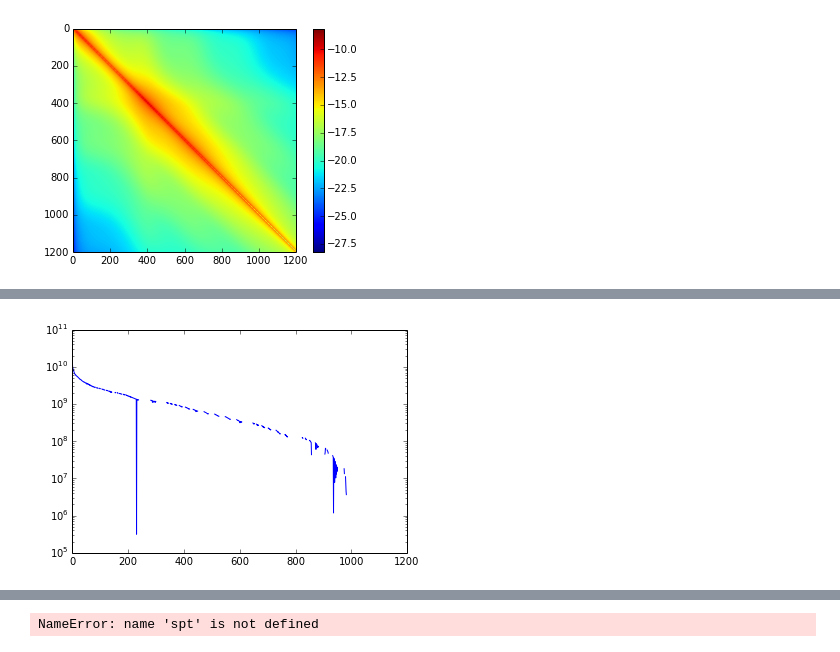
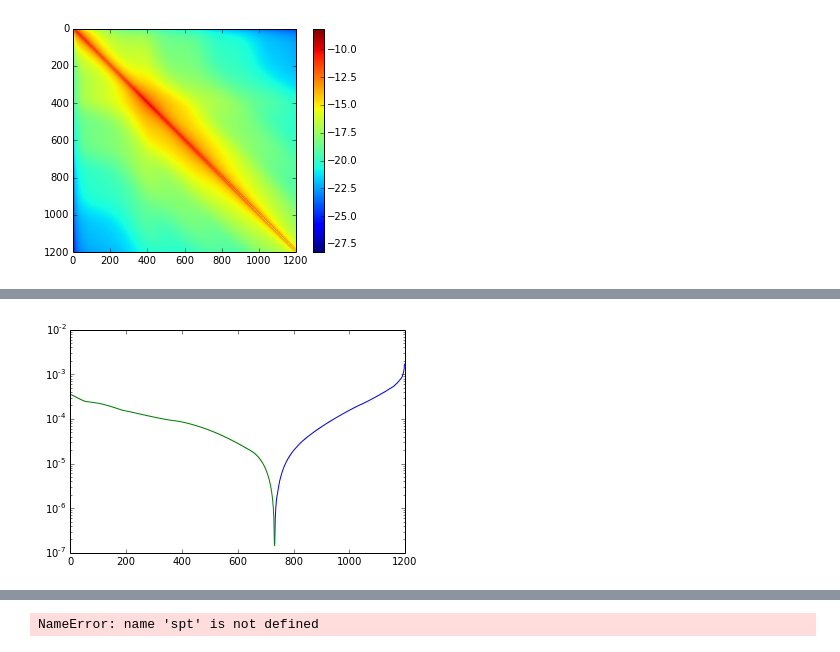
Before and after one commit to bfollinprm/cmbfittest, a Jupyter notebook: wmap_spt.ipynb, the cells around one changed output, grey strips where cells are left out. Saved outputs shown, nothing was run; the diff lists cells and outputs as text; code cells hidden in the pictures.

```diff
--- a/wmap_spt.ipynb
+++ b/wmap_spt.ipynb
@@ -47,7 +53,7 @@ fidCl = wmap.fiducial_cl[:wmap.ellmax + 1]
 ondiag = np.loadtxt('./data/experiments/wmap/data/highl/wmap_likelihood_inputs_tt.p4v6.wmap9.kq85.cinv_v3.dat')
 offdiag = np.loadtxt('./data/experiments/wmap/data/highl/wmap_likelihood_inputs_tt_offdiag.p4v4.wmap9.kq85.cinv_v3.dat')
 
-
+lmax = 800
 ell = ondiag[:,0].astype('int')
 bandpower = ondiag[:,1]
 Nl = ondiag[:,2]
@@ -67,14 +73,24 @@ Epsilon = np.diag(np.zeros(1201))
 #np.diag(np.zeros(data.ellmax + 1))
 Epsilon[l1, l2] = Epsilon_temp
 Epsilon[l2, l1] = Epsilon_temp
-tttt = np.zeros(1201) + 1e-30
+tttt = np.zeros(1201)
 #np.zeros(data.ellmax + 1) + 1
 
 tttt[ell] = 2 * (fidCl[ell] + Nl)**2/(2*ell + 1)/Fsky**2
+tttt = np.outer(np.sqrt(tttt), np.sqrt(tttt))
+
+beam_info = np.loadtxt('./data/experiments/wmap/data/highl/top_ten_modes.beam_covariance_VW_combined.dat')
+beam_modes = zeros([10,1201])
+beam_modes[:,ell] = beam_info[:,2].reshape(10,1199)
+#beam_number = beam_info[:,0].reshape(10,1199)
+#beam_ell = beam_info[:,1].reshape(10,1199)
+for i in arange(9):
+    beam_modes[i,:] = fidCl[:1201]*beam_modes[i,:]
+beam_modes[9,:] = .1 * beam_modes[9,:]
 
 
-tttt = np.outer(np.sqrt(tttt), np.sqrt(tttt))
-
 inv_covariance = np.diag(1.0/np.diag(tttt)) - R_eff/np.sqrt(tttt) + Epsilon/tttt
-inv_covariance = inv_covariance * 2.73**2 * 1e12
+#inv_covariance = inv_covariance * 2.73**2 * 1e12
+#for i in arange(10):
+   # inv_covariance += inv(np.outer(beam_modes[i,:], beam_modes[i,:]))
 # %%
@@ -87,4 +103,4 @@ cond(inv_covariance)
 # %%
-w,v = eig(inv_covariance[2:,2:])
+w,v = eigh(inv_covariance[2:1200,2:1200])
 # %%
 vprime = gaussian_filter(v, sigma = 8, axis = 0, mode = 'reflect')
@@ -108,9 +110,11 @@ for i in arange(0,1200,10):
 # %%
-#tolerance = max(w)/1e30
-#goodlist = where(w > tolerance)[0]
+#tolerance = max(w)/1e5
+#goodlist = where(w >= tolerance)[0]
+#print goodlist
 goodlist = range(w.size)
-semilogy(w[goodlist])
+semilogy(w)
+semilogy(-w)
 covariance = dot(vprime[:,goodlist], dot(diag(1/w[goodlist]),vprime[:,goodlist].T))
 #covariance = gaussian_filter(covariance, sigma = 10, mode = 'reflect')
 # %% [output]
-[figure, old version]
+[figure, new version]
```
Also changed, not shown: parts of 6 cells of this notebook.
